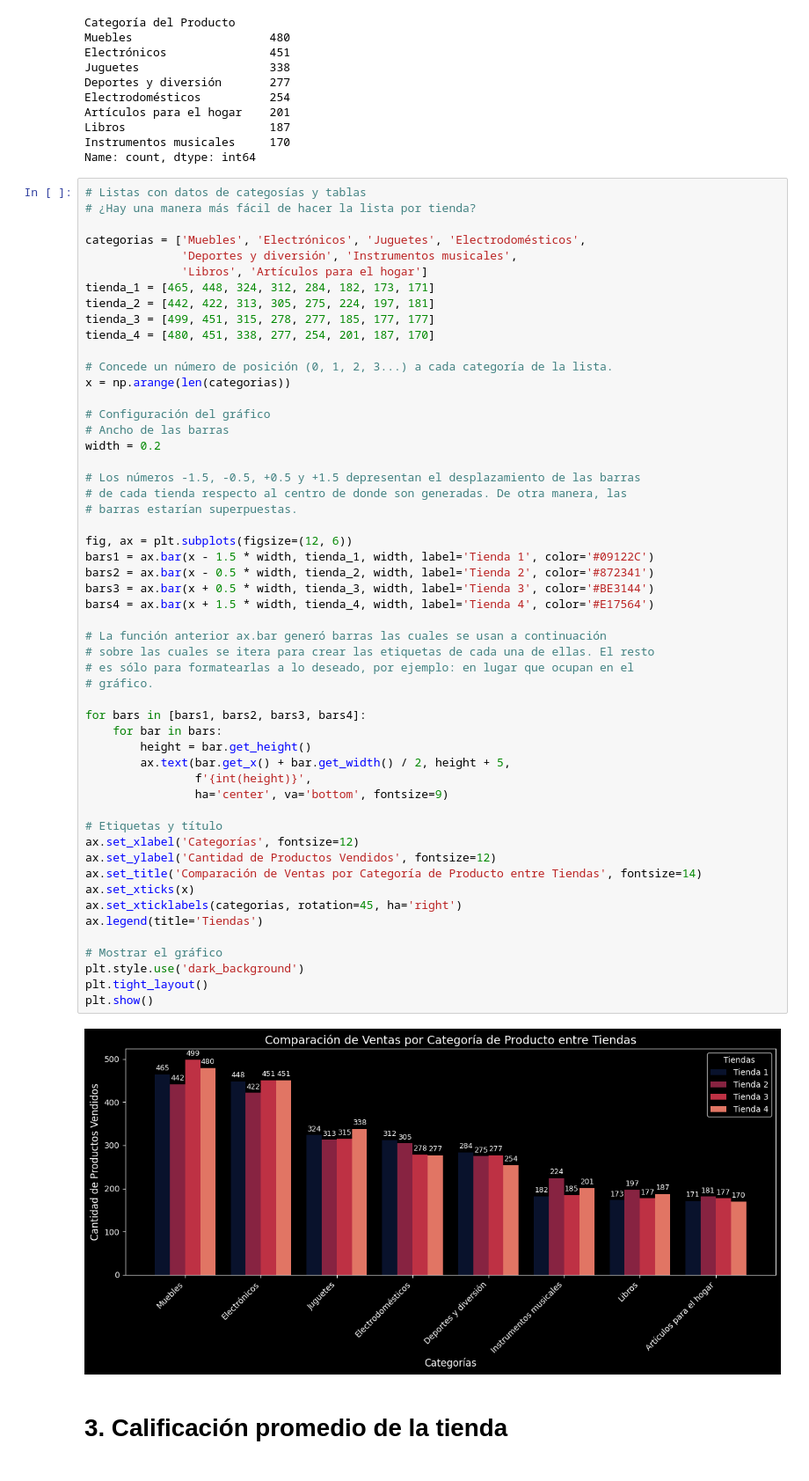
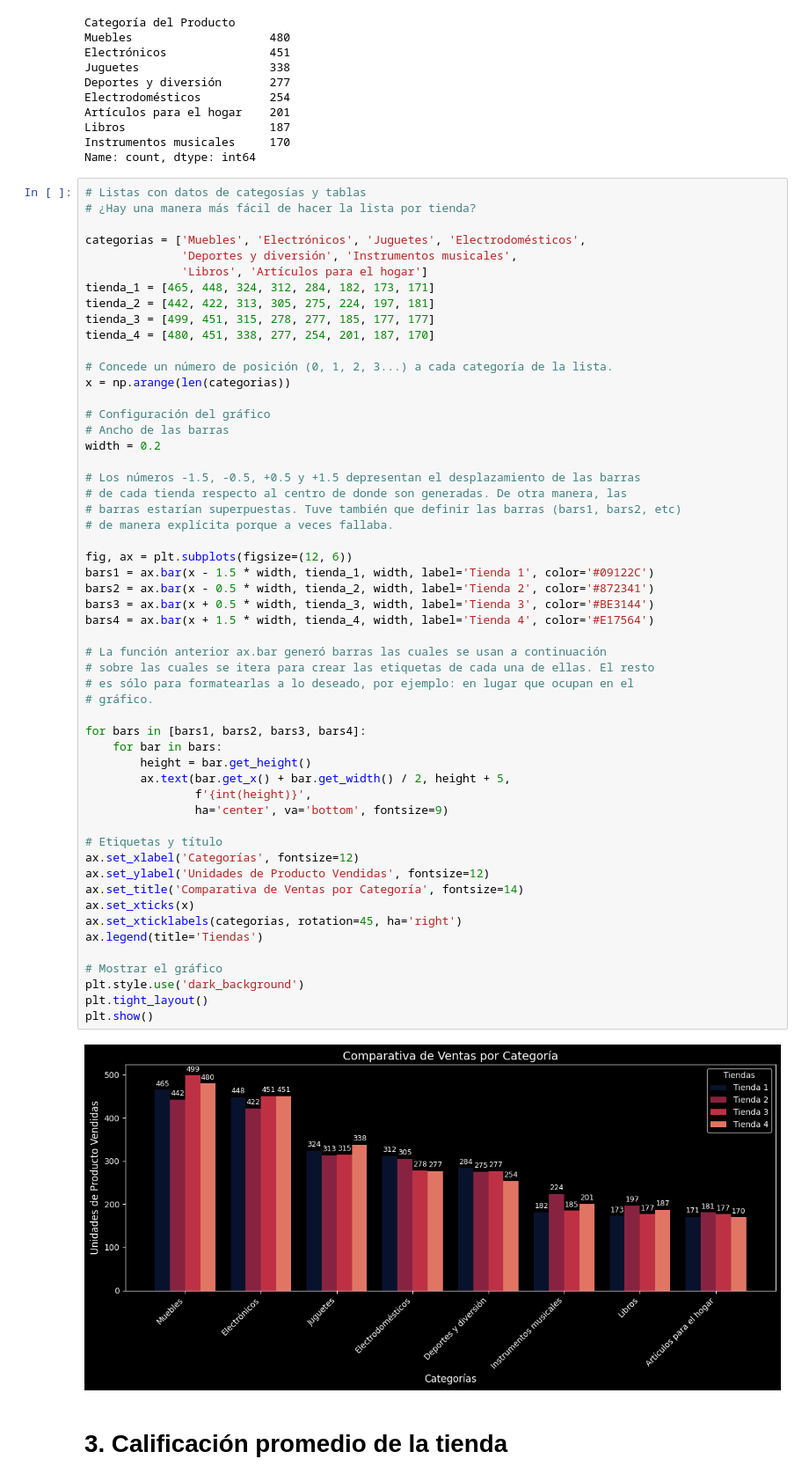
Before and after one commit to zenyonki/alura_store, a Jupyter notebook: AluraStoreLatam.ipynb, the cells around one changed output. Shown: that part at 88% size. Cells and saved outputs as stored; diff of their text form.

Commit message:
Tuve también que definir las barras (bars1, bars2, etc) de manera explícita porque a veces fallaba.

```diff
--- a/AluraStoreLatam.ipynb
+++ b/AluraStoreLatam.ipynb
@@ -238,40 +238,41 @@ width = 0.2
 
 # Los números -1.5, -0.5, +0.5 y +1.5 depresentan el desplazamiento de las barras
 # de cada tienda respecto al centro de donde son generadas. De otra manera, las
-# barras estarían superpuestas.
+# barras estarían superpuestas. Tuve también que definir las barras (bars1, bars2, etc)
+# de manera explícita porque a veces fallaba.
 
 fig, ax = plt.subplots(figsize=(12, 6))
 bars1 = ax.bar(x - 1.5 * width, tienda_1, width, label='Tienda 1', color='#09122C')
 bars2 = ax.bar(x - 0.5 * width, tienda_2, width, label='Tienda 2', color='#872341')
 bars3 = ax.bar(x + 0.5 * width, tienda_3, width, label='Tienda 3', color='#BE3144')
 bars4 = ax.bar(x + 1.5 * width, tienda_4, width, label='Tienda 4', color='#E17564')
 
 # La función anterior ax.bar generó barras las cuales se usan a continuación
 # sobre las cuales se itera para crear las etiquetas de cada una de ellas. El resto
 # es sólo para formatearlas a lo deseado, por ejemplo: en lugar que ocupan en el
 # gráfico.
 
 for bars in [bars1, bars2, bars3, bars4]:
     for bar in bars:
         height = bar.get_height()
         ax.text(bar.get_x() + bar.get_width() / 2, height + 5,
                 f'{int(height)}',
                 ha='center', va='bottom', fontsize=9)
 
 # Etiquetas y título
 ax.set_xlabel('Categorías', fontsize=12)
-ax.set_ylabel('Cantidad de Productos Vendidos', fontsize=12)
-ax.set_title('Comparación de Ventas por Categoría de Producto entre Tiendas', fontsize=14)
+ax.set_ylabel('Unidades de Producto Vendidas', fontsize=12)
+ax.set_title('Comparativa de Ventas por Categoría', fontsize=14)
 ax.set_xticks(x)
 ax.set_xticklabels(categorias, rotation=45, ha='right')
 ax.legend(title='Tiendas')
 
 # Mostrar el gráfico
 plt.style.use('dark_background')
 plt.tight_layout()
 plt.show()
 # %% [output]
-[figure, old version]
+[figure, new version]
 # %% [markdown]
 # 3. Calificación promedio de la tienda
 # %% [markdown]
```
Also changed, not shown: parts of 1 cell of this notebook.
